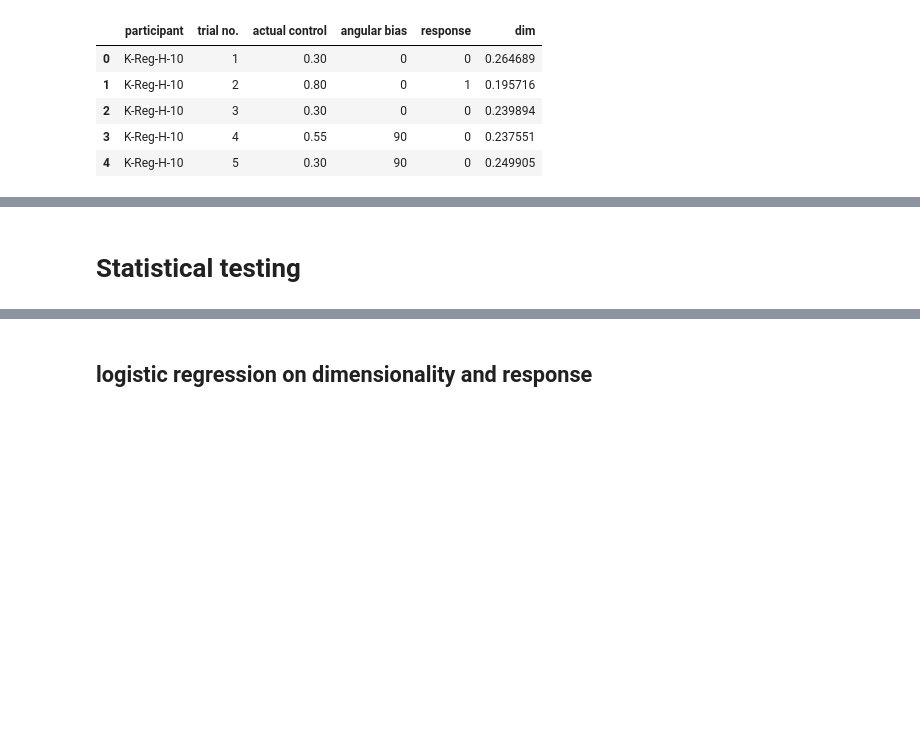
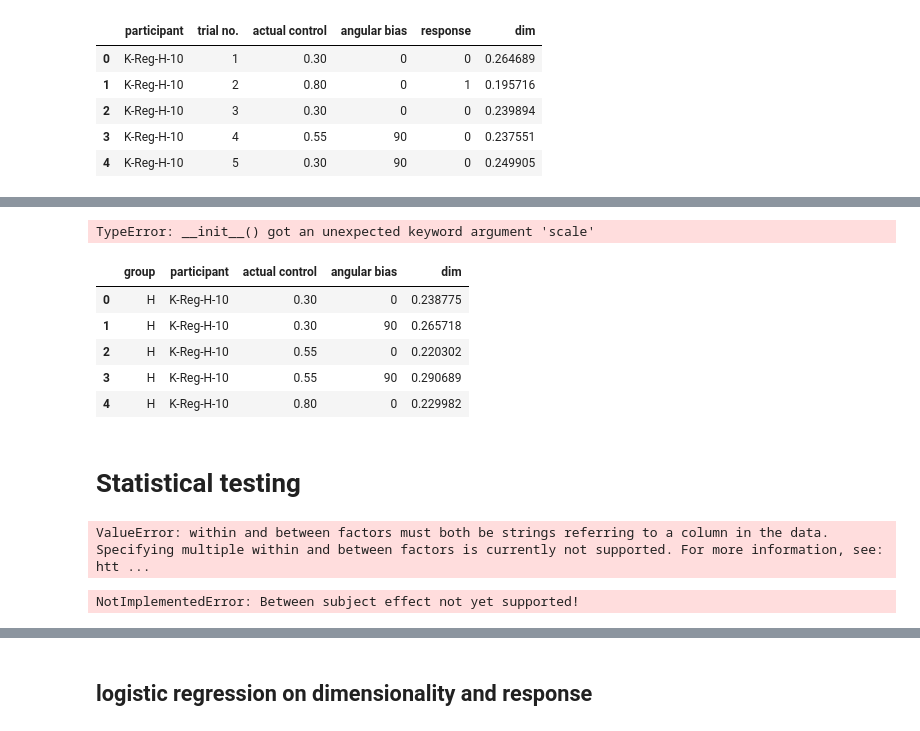
Before and after one commit to acercyc/Keio-Testing_analysis, a Jupyter notebook: src/ana_action_plan.ipynb, the cells around one changed output, grey strips where cells are left out. Cells and saved outputs as stored; diff of their text form; code cells hidden in the pictures; blank space fills up the shorter version.

```diff
--- a/src/ana_action_plan.ipynb
+++ b/src/ana_action_plan.ipynb
@@ -70,2 +70,21 @@ sns.catplot(x='actual control', y='dim', hue='angular bias', data=df_all_group,
+# %%
+import plotnine as pn
+(pn.ggplot(df_all_group, pn.aes(x='actual control', y='dim', color='angular bias')) +
+ pn.geom_line() +
+ pn.facet_wrap('group', scale = "fixed") +
+#  pn.stat_summary(geom = "point", fun_data='mean', position = "dodge") +
+ pn.stat_summary(geom = "errorbar", fun_data='mean_se', position = "dodge")
+)
+# %% [output]
+TypeError: __init__() got an unexpected keyword argument 'scale'
+# %%
+df_all_group.head()
+# %% [output]
+|  | group | participant | actual control | angular bias | dim |
+| 0 | H | K-Reg-H-10 | 0.30 | 0 | 0.238775 |
+| 1 | H | K-Reg-H-10 | 0.30 | 90 | 0.265718 |
+| 2 | H | K-Reg-H-10 | 0.55 | 0 | 0.220302 |
+| 3 | H | K-Reg-H-10 | 0.55 | 90 | 0.290689 |
+| 4 | H | K-Reg-H-10 | 0.80 | 0 | 0.229982 |
 # %% [markdown]
 # Statistical testing
@@ -73,0 +96,15 @@ from statsmodels.stats.anova import AnovaRM
+# %%
+from pingouin import mixed_anova
+anova = mixed_anova(df_all_group, dv='dim', within=['group', 'actual control', 'angular bias'],
+                    between='group')
+# %% [output]
+ValueError: within and between factors must both be strings referring to a column in the data. Specifying multiple within and between factors is currently not supported. For more information, see: htt ...
+# %%
+from statsmodels.stats.anova import AnovaRM
+df_all_group_ = df_all_group.rename(columns={'actual control': 'actual_control',
+                                             'angular bias': 'angular_bias'})
+anova = AnovaRM(df_all_group_, 'dim', 'participant',
+                within=['actual_control', "angular_bias"],
+                between='group').fit()
+# %% [output]
+NotImplementedError: Between subject effect not yet supported!
```
Also changed, not shown: parts of 4 cells of this notebook, 2 other files.
